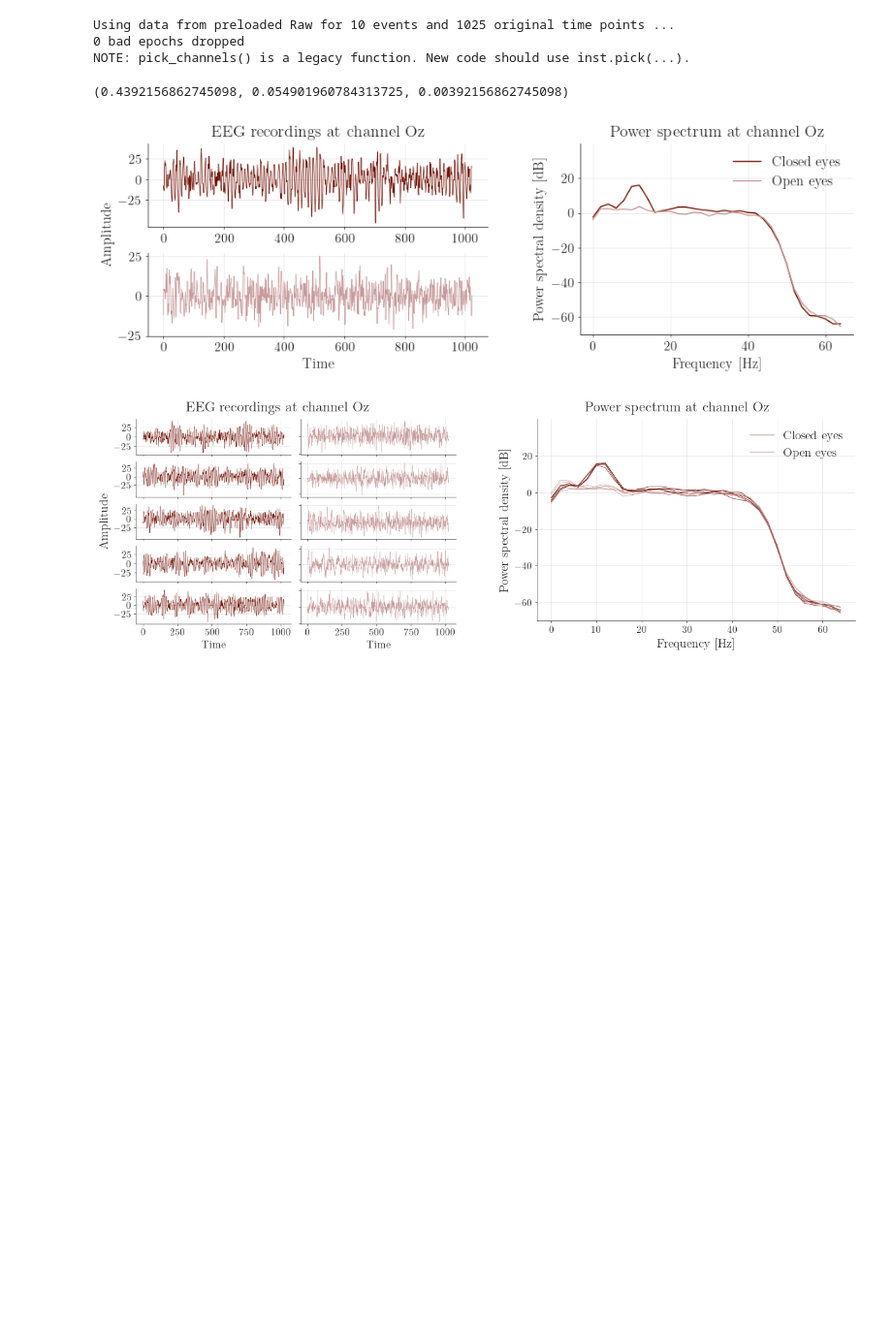
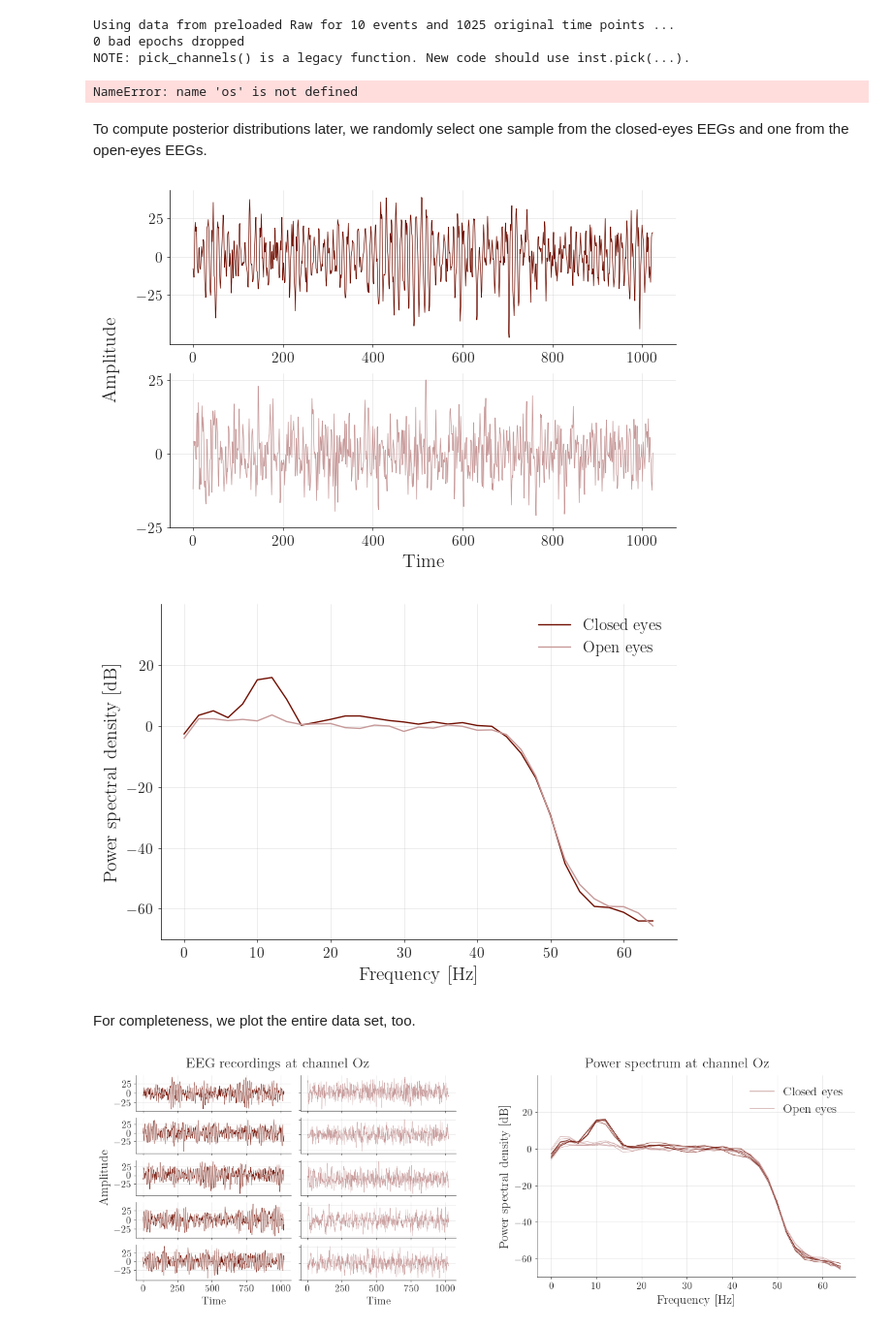
Before and after one commit to dirmeier/sbijax, a Jupyter notebook: manuscript+supplement/experimental_code/chp5-real_data_example.ipynb, the cells around one changed output. Shown: that part at 97% size. Drawn from its saved outputs; the diff is of its cells as text; code cells hidden in the pictures; blank space fills up the shorter version.

Commit message:
Improved notebooks and added plots

```diff
--- a/manuscript+supplement/experimental_code/chp5-real_data_example.ipynb
+++ b/manuscript+supplement/experimental_code/chp5-real_data_example.ipynb
@@ -54,3 +63,8 @@ S_opened_db = 10 * np.log10(S_opened)
 # %%
 if not os.path.exists("figs"):
     os.mkdir("figs")
+
+color_closed = "#700e01"
+color_open = "#c79999"
+# %% [output]
+NameError: name 'os' is not defined
@@ -60,46 +71,43 @@ color_open = "#c79999"
-# %%
-sns.color_palette(['#b26679', '#636363', '#bd8089', '#8b656e', '#c79999'])
-#sns.color_palette(['#808080', '#2a2a2a', '#aaaaaa', '#555555', '#d5d5d5'])
-sns.blend_palette(["#700e01", "#c79999"], n_colors=10)[0]
-#sns.color_palette(['#b26679', '#636363', '#bd8089', '#8b656e', '#c79999'])
-# %% [output]
-(0.4392156862745098, 0.054901960784313725, 0.00392156862745098)
+# %% [markdown]
+To compute posterior distributions later, we randomly select one sample from the closed-eyes EEGs and one from the open-eyes EEGs.
 # %%
-fig = plt.figure(layout="constrained", figsize=(9, 3))
-subfigs = fig.subfigures(1, 2, wspace=.1, width_ratios=[1.2, 1])
 with plt.style.context("sbijax"):
-    laxes = subfigs[0].subplots(2, 1)
-    laxes[0].set_title("EEG recordings at channel Oz", fontsize=14)
+    fig, laxes = plt.subplots(layout="constrained", figsize=(6, 4), nrows=2)
     laxes[0].plot(X_closed[2, :], color=color_closed, label="closed", linewidth=.5)
     laxes[1].plot(X_opened[2, :], color=color_open, label="opened", linewidth=.5)
     laxes[0].yaxis.set_ticks([-25, 0, 25])
     laxes[1].yaxis.set_ticks([-25, 0, 25])
     laxes[0].grid(linewidth=0.5)
     laxes[1].grid(linewidth=0.5)
     laxes[0].spines['bottom'].set_color('black')
     laxes[1].spines['bottom'].set_color('black')
     laxes[0].spines['left'].set_color('black')
     laxes[1].spines['left'].set_color('black')
-    laxes[1].set_xlabel("Time", fontsize=12)
-    laxes[0].set_ylabel("Amplitude", fontsize=12)
+    laxes[1].set_xlabel("Time", fontsize=14)
+    laxes[0].set_ylabel("Amplitude", fontsize=14)
     laxes[0].yaxis.set_label_coords(-0.1, -0.1)
+    #plt.savefig("figs/real_data-data.pdf", dpi=200)
+    plt.show()
 
-    raxes = subfigs[1].subplots(1, 1)
-    raxes.set_title("Power spectrum at channel Oz", fontsize=14)
+with plt.style.context("sbijax"):
+    fig, raxes = plt.subplots(layout="constrained", figsize=(6, 4))
     raxes.plot(f, S_closed_db[2], color=color_closed, lw=1, label="Closed eyes")
     raxes.plot(f, S_opened_db[2], color=color_open, lw=1, label="Open eyes")
     raxes.yaxis.set_ticks([-60, -40, -20, 0, 20])
     raxes.set_ylim(-70, 40)
     raxes.spines['bottom'].set_color('black')
     raxes.spines['left'].set_color('black')
-    raxes.set_xlabel("Frequency [Hz]", fontsize=12)
-    raxes.set_ylabel("Power spectral density [dB]", fontsize=12)
+    raxes.set_xlabel("Frequency [Hz]", fontsize=14)
+    raxes.set_ylabel("Power spectral density [dB]", fontsize=14)
     raxes.legend(frameon=False, fontsize=12)
     raxes.grid(linewidth=0.5)
-plt.savefig("figs/real_data-data.pdf", dpi=200)
-plt.show()
+    #plt.savefig("figs/real_data-periodogram.pdf", dpi=200)
+    plt.show()
 # %% [output]
-[figure, old version]
+[figure, new version]
+[figure, added]
+# %% [markdown]
+For completeness, we plot the entire data set, too.
 # %%
 fig = plt.figure(layout="constrained", figsize=(12, 4))
 subfigs = fig.subfigures(1, 2, wspace=0.1, width_ratios=[1.5, 1.5])
```
Also changed, not shown: parts of 32 cells of this notebook, 5 other files.
